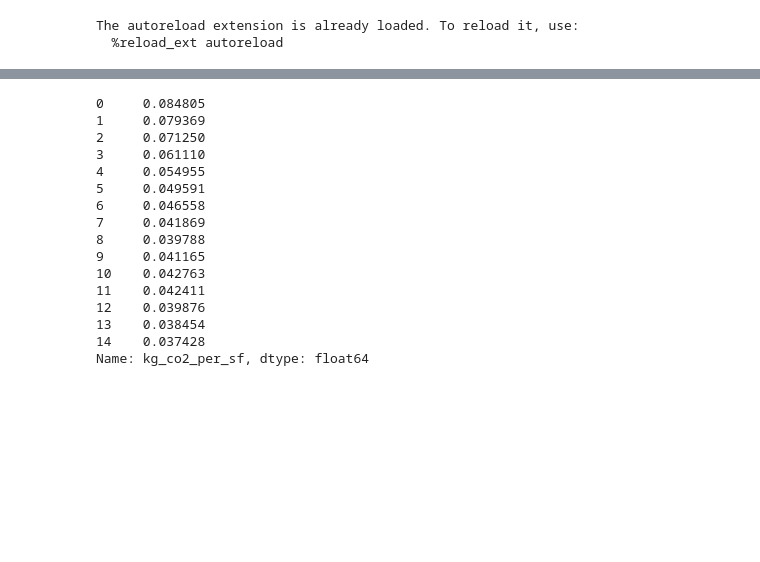
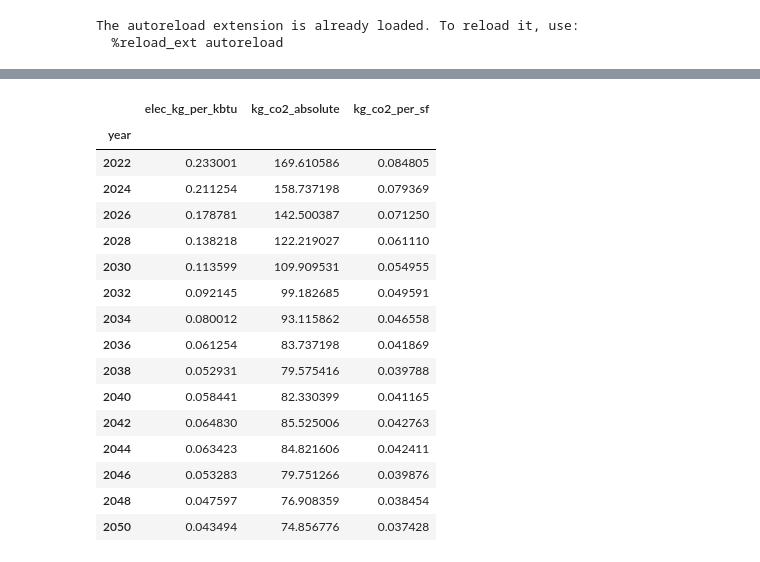
Before and after one commit to michaelsweeney/becp-py, a Jupyter notebook: testing/enduse_ghg.ipynb, the cells around one changed output, grey strips where cells are left out. Saved outputs shown, nothing was run; the diff lists cells and outputs as text; code cells hidden in the pictures; blank space fills up the shorter version.

```diff
--- a/testing/enduse_ghg.ipynb
+++ b/testing/enduse_ghg.ipynb
@@ -65,38 +70,39 @@ results['emissions_projection_by_fuel']
 # %%
 manual = projections.get_projection_from_manual_enduses({
     'state': 'NY',
     'projection_case': 'MidCase',
     'area': 2000,
     'enduses': [
         {
             'enduse': 'Lighting',
             'fuel': 'Electricity',
             'kbtu': 1000
         },
         {
             'enduse': 'Heating',
             'fuel': 'Natural Gas',
             'kbtu': 1000
         },
     ]
 })
 
 # manual['emissions_projection']['kg_co2_per_sf']
-manual['emissions_projection_by_fuel'].groupby('year').sum().reset_index()['kg_co2_per_sf']
+manual['emissions_projection_by_fuel'].groupby('year').sum()
 # %% [output]
-0     0.084805
-1     0.079369
-2     0.071250
-3     0.061110
-4     0.054955
-5     0.049591
-6     0.046558
-7     0.041869
-8     0.039788
-9     0.041165
-10    0.042763
-11    0.042411
-12    0.039876
-13    0.038454
-14    0.037428
-Name: kg_co2_per_sf, dtype: float64
+|  | elec_kg_per_kbtu | kg_co2_absolute | kg_co2_per_sf |
+| year |  |  |  |
+| 2022 | 0.233001 | 169.610586 | 0.084805 |
+| 2024 | 0.211254 | 158.737198 | 0.079369 |
+| 2026 | 0.178781 | 142.500387 | 0.071250 |
+| 2028 | 0.138218 | 122.219027 | 0.061110 |
+| 2030 | 0.113599 | 109.909531 | 0.054955 |
+| 2032 | 0.092145 | 99.182685 | 0.049591 |
+| 2034 | 0.080012 | 93.115862 | 0.046558 |
+| 2036 | 0.061254 | 83.737198 | 0.041869 |
+| 2038 | 0.052931 | 79.575416 | 0.039788 |
+| 2040 | 0.058441 | 82.330399 | 0.041165 |
+| 2042 | 0.064830 | 85.525006 | 0.042763 |
+| 2044 | 0.063423 | 84.821606 | 0.042411 |
+| 2046 | 0.053283 | 79.751266 | 0.039876 |
+| 2048 | 0.047597 | 76.908359 | 0.038454 |
+| 2050 | 0.043494 | 74.856776 | 0.037428 |
```
Also changed, not shown: parts of 6 cells of this notebook, 7 other files.
